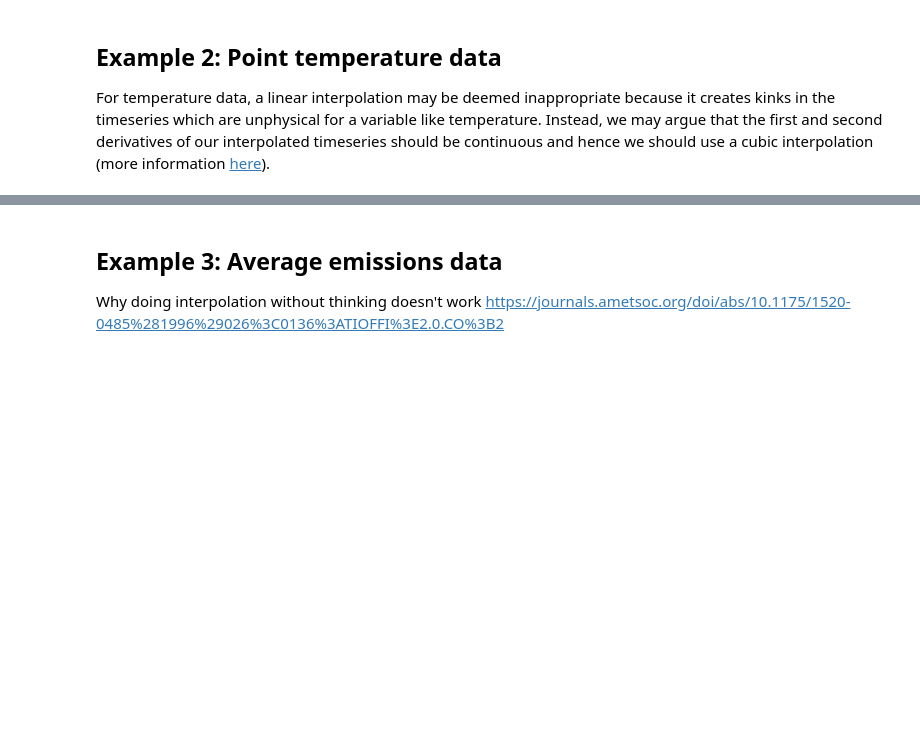
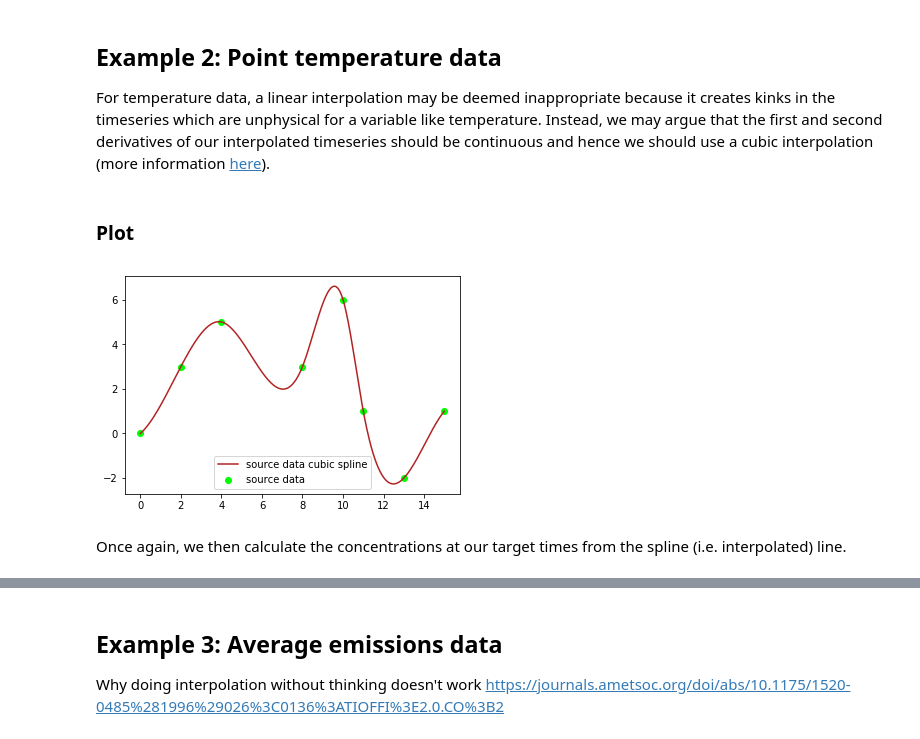
Before and after one commit to znicholls/openscm, a Jupyter notebook: notebooks/interpolation.ipynb, the cells around one changed output, grey strips where cells are left out. Cells and saved outputs as stored; diff of their text form; code cells hidden in the pictures; blank space fills up the shorter version.

Commit message:
Add cubic spline interpolation

```diff
--- a/notebooks/interpolation.ipynb
+++ b/notebooks/interpolation.ipynb
@@ -161,3 +162,25 @@ ax.legend(loc="lower center");
 ## Example 2: Point temperature data
 
 For temperature data, a linear interpolation may be deemed inappropriate because it creates kinks in the timeseries which are unphysical for a variable like temperature. Instead, we may argue that the first and second derivatives of our interpolated timeseries should be continuous and hence we should use a cubic interpolation (more information [here](http://www.nbi.dk/~koskinen/Teaching/AdvancedMethodsInAppliedStatistics2018/Lecture4.5_Splines.pdf)).
+# %%
+cs = CubicSpline(source_times, source_values)
+# %% [markdown]
+### Plot
+# %%
+ax = plt.figure().add_subplot(111)
+ax.scatter(
+    source_times, source_values,
+    color=COLOUR_1, marker=MARKER_1,
+    label="source data"
+)
+plt_times = np.linspace(source_times[0], source_times[-1], 500)
+ax.plot(
+    plt_times, cs(plt_times),
+    color=COLOUR_3, marker=None,
+    label="source data cubic spline"
+)
+ax.legend(loc="lower center");
+# %% [output]
+[figure, added]
+# %% [markdown]
+Once again, we then calculate the concentrations at our target times from the spline (i.e. interpolated) line.
```
Also changed, not shown: parts of 10 cells of this notebook.
